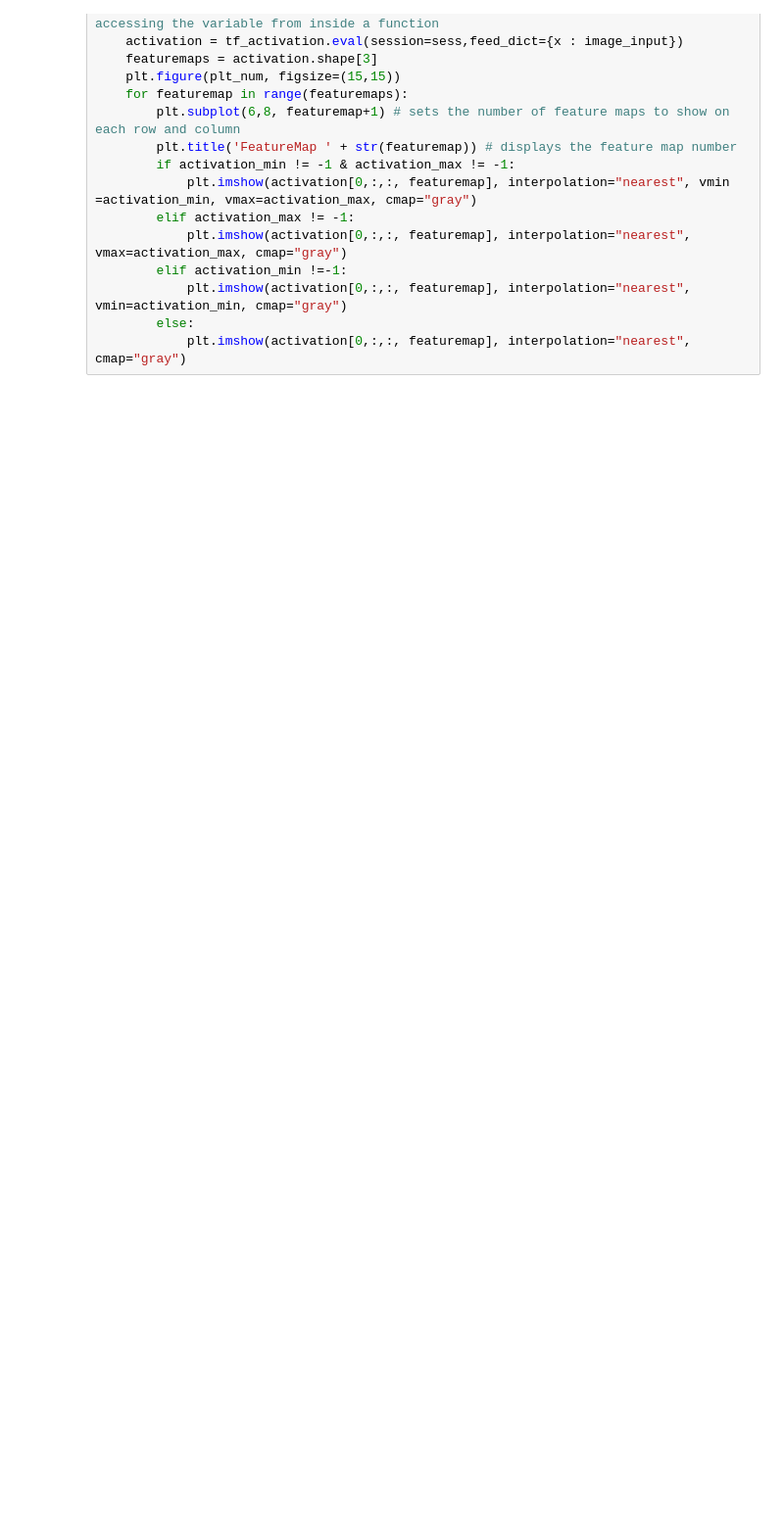
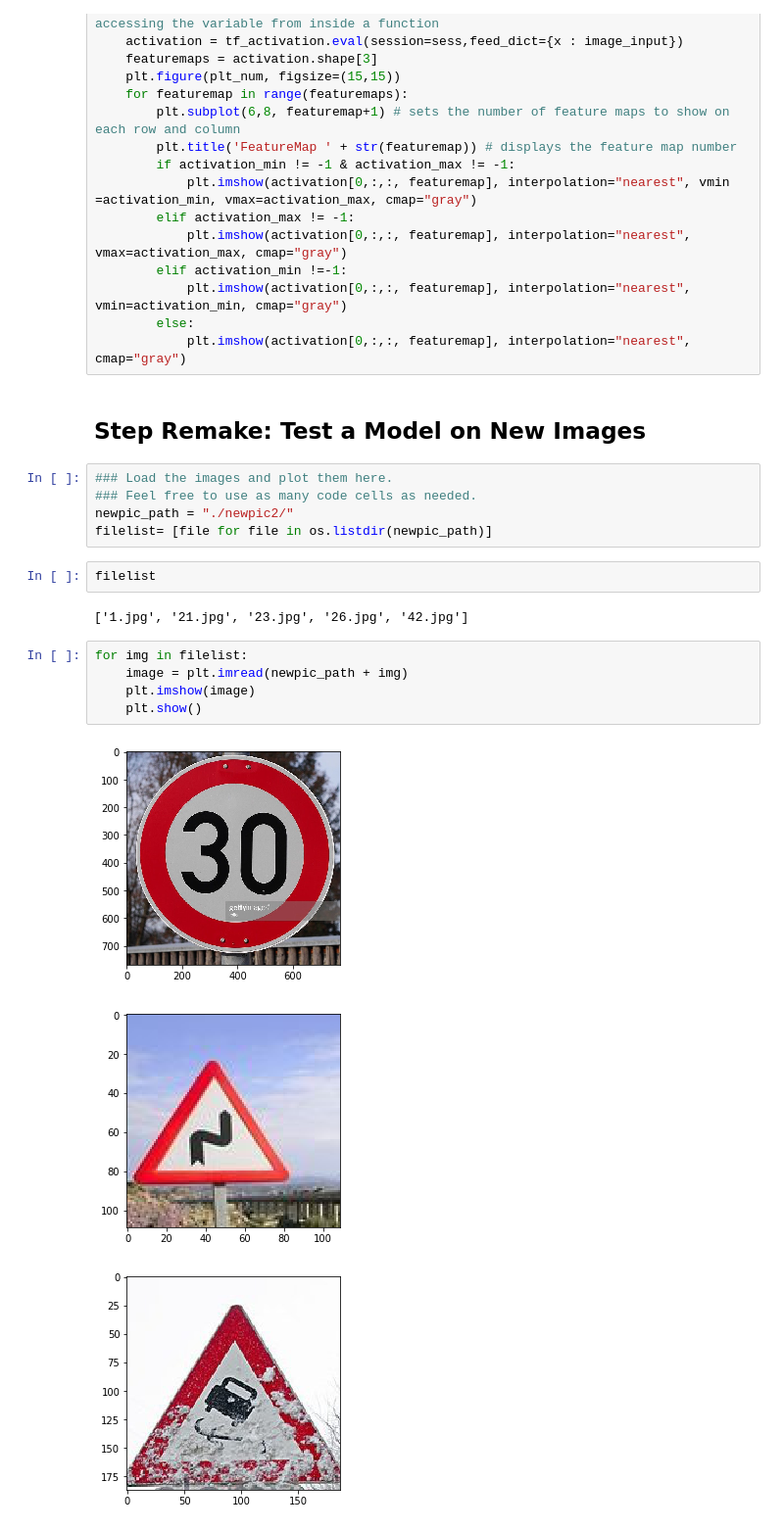
Before and after one commit to NgocVTran/Udacity---Self-Driving-Car, a Jupyter notebook: project2/Traffic_Sign_Classifier.ipynb, the cells around one changed output. Shown at 98% size. Cells and saved outputs as stored; diff of their text form; blank space fills up the shorter version.

```diff
--- a/project2/Traffic_Sign_Classifier.ipynb
+++ b/project2/Traffic_Sign_Classifier.ipynb
@@ -680,3 +680,23 @@ def outputFeatureMap(image_input, tf_activation, activation_min=-1, activation_m
             plt.imshow(activation[0,:,:, featuremap], interpolation="nearest", vmin=activation_min, cmap="gray")
         else:
             plt.imshow(activation[0,:,:, featuremap], interpolation="nearest", cmap="gray")
+# %% [markdown]
+## Step Remake: Test a Model on New Images
+# %%
+### Load the images and plot them here.
+### Feel free to use as many code cells as needed.
+newpic_path = "./newpic2/"
+filelist= [file for file in os.listdir(newpic_path)]
+# %%
+filelist
+# %% [output]
+['1.jpg', '21.jpg', '23.jpg', '26.jpg', '42.jpg']
+# %%
+for img in filelist:
+    image = plt.imread(newpic_path + img)
+    plt.imshow(image)
+    plt.show()
+# %% [output]
+[figure, added]
+[figure, added]
+[figure, added]
```
Also changed, not shown: parts of 5 cells of this notebook, 7 other files.
